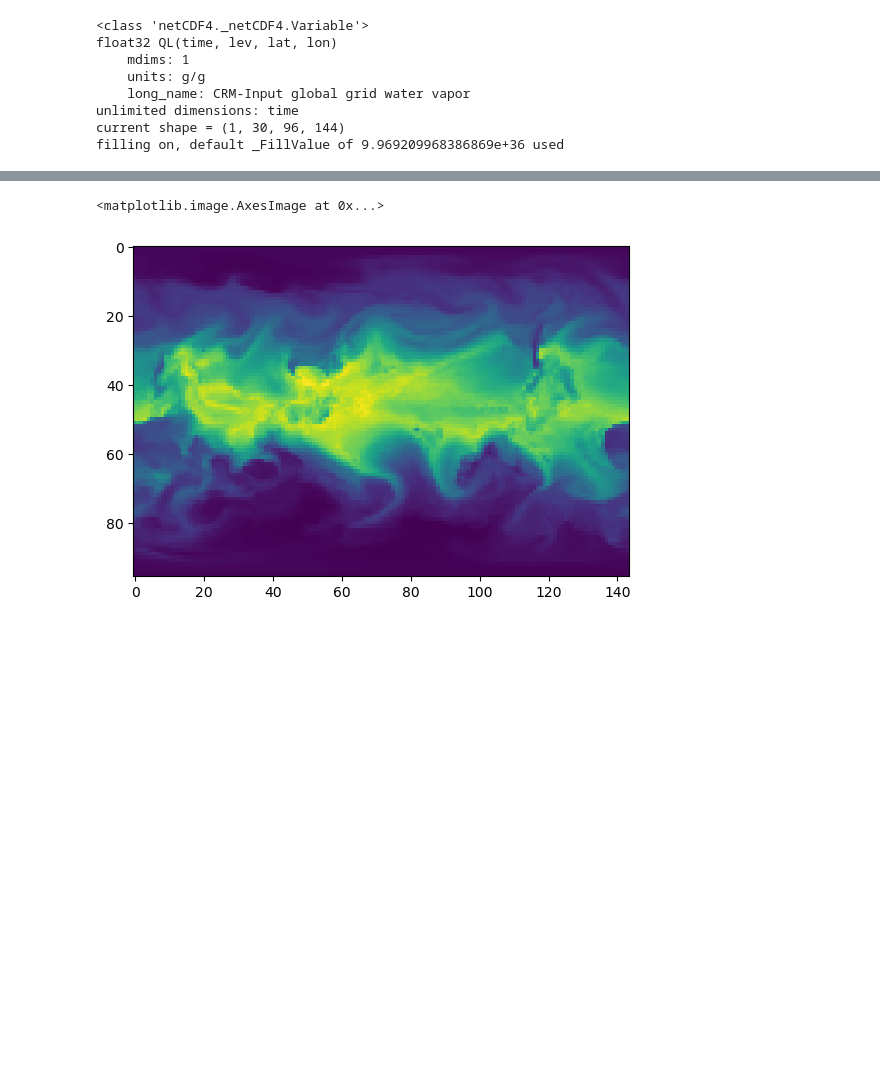
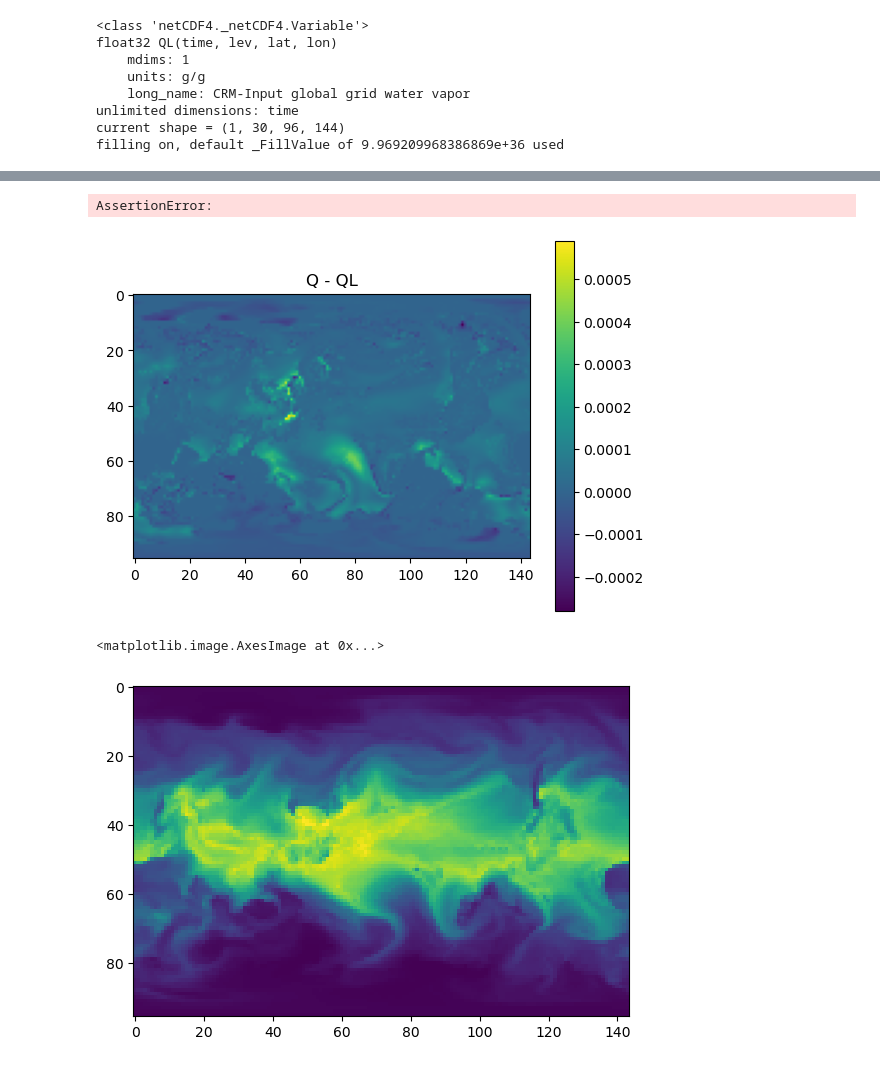
Before and after one commit to chenj209/clima_analysis, a Jupyter notebook: new_analysis/viz_crash.ipynb, the cells around one changed output, grey strips where cells are left out. Saved outputs shown, nothing was run; the diff lists cells and outputs as text; code cells hidden in the pictures; blank space fills up the shorter version.

```diff
--- a/new_analysis/viz_crash.ipynb
+++ b/new_analysis/viz_crash.ipynb
@@ -18,3 +61,15 @@ filling on, default _FillValue of 9.969209968386869e+36 used
+# %%
+assert np.allclose(sample_data.variables["Q"][0,28,:,:], sample_data.variables["QL"][0,28,:,:])
+# %% [output]
+AssertionError:
+# %%
+diff = sample_data.variables["Q"][0,28,:,:] - sample_data.variables["QL"][0,28,:,:]
+plt.imshow(diff)
+plt.colorbar()
+plt.title("Q - QL")
+plt.show()
+# %% [output]
+[figure, added]
 # %%
 plt.imshow(sample_data.variables["QL"][0,28,:,:])
 # %% [output]
```
Also changed, not shown: parts of 51 cells of this notebook, 2 other files.
